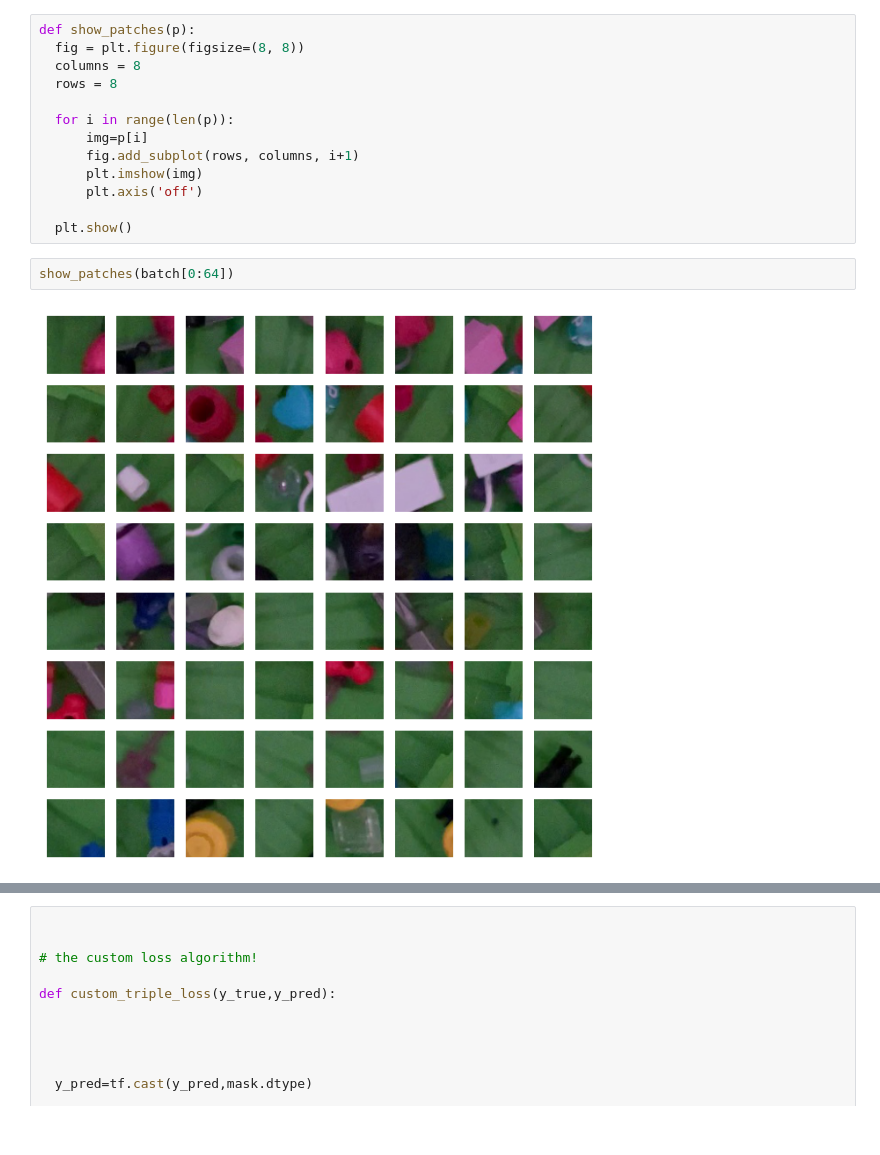
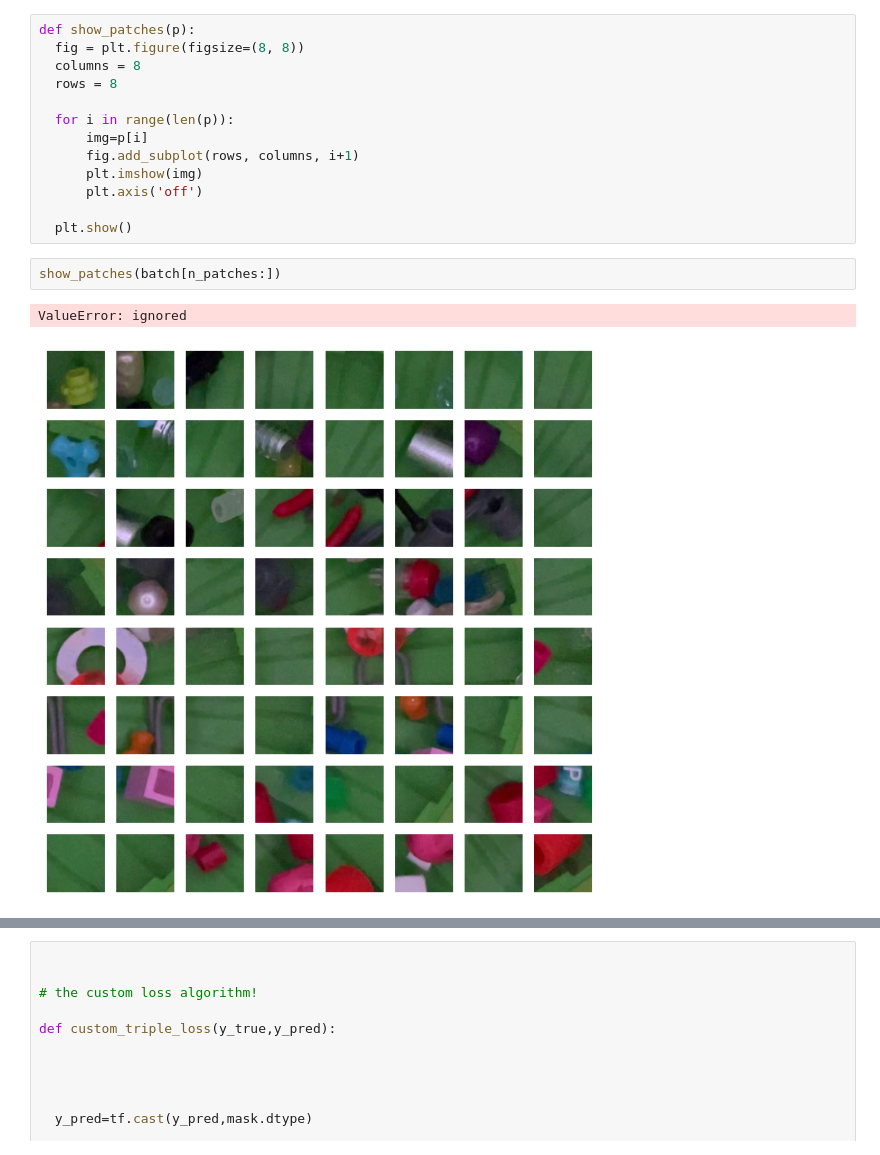
Before and after one commit to circularmachines/batch_indexing_machine, a Jupyter notebook: Train_foundation_model.ipynb, the cells around one changed output, grey strips where cells are left out. Cells and saved outputs as stored; diff of their text form.

```diff
--- a/Train_foundation_model.ipynb
+++ b/Train_foundation_model.ipynb
@@ -273,7 +273,8 @@ def show_patches(p):
 
   plt.show()
 # %%
-show_patches(batch[0:64])
+show_patches(batch[n_patches:])
 # %% [output]
+ValueError: ignored
-[figure, old version]
+[figure, new version]
 # %%
```
Also changed, not shown: parts of 2 cells of this notebook.
